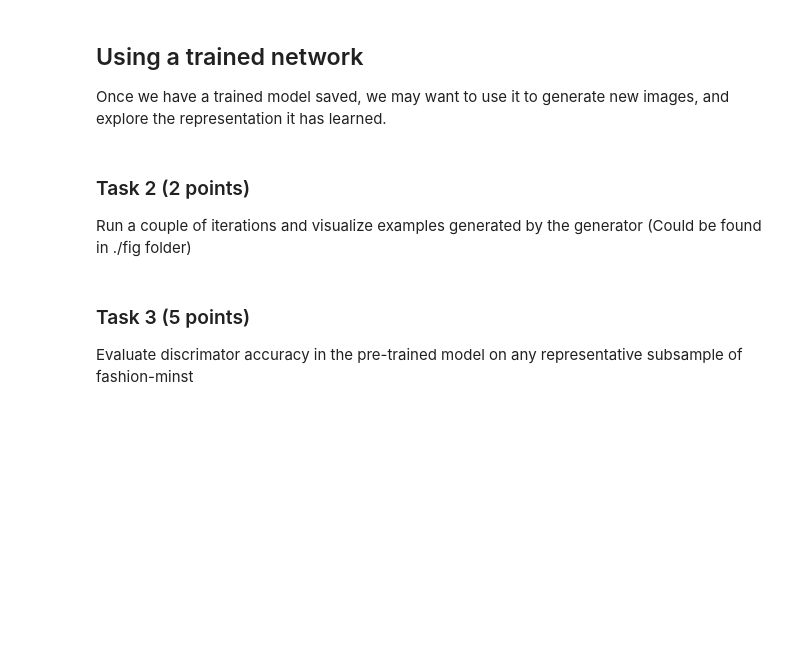
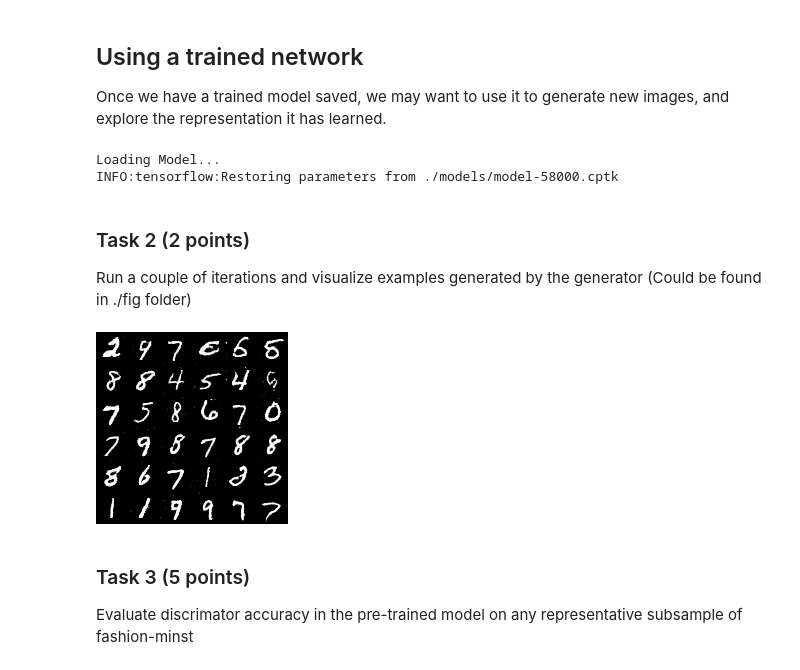
Before and after one commit to olga24912/term7-DL, a Jupyter notebook: hw9/homework.ipynb, the cells around one changed output. Drawn from its saved outputs; the diff is of its cells as text; code cells hidden in the pictures; blank space fills up the shorter version.

```diff
--- a/hw9/homework.ipynb
+++ b/hw9/homework.ipynb
@@ -195,6 +205,8 @@ Once we have a trained model saved, we may want to use it to generate new images
 sample_directory = './figs' #Directory to save sample images from generator in.
 model_directory = './models' #Directory to load trained model from.
 batch_size_sample = 36
+
+path = model_directory  + '/model-58000.cptk'
 
 init = tf.global_variables_initializer()
 saver = tf.train.Saver()
@@ -202,14 +214,16 @@ with tf.Session() as sess:
     sess.run(init)
     #Reload the model.
     print( 'Loading Model...')
-    ckpt = tf.train.get_checkpoint_state(path)
-    saver.restore(sess,ckpt.model_checkpoint_path)
+    saver.restore(sess, save_path=path)
 
     zs = np.random.uniform(-1.0,1.0,size=[batch_size_sample,z_size]).astype(np.float32) #Generate a random z batch
     newZ = sess.run(Gz,feed_dict={z_in:z2}) #Use new z to get sample images from generator.
     if not os.path.exists(sample_directory):
         os.makedirs(sample_directory)
-    save_images(np.reshape(newZ[0:batch_size_sample],[36,32,32]),[6,6],sample_directory+'/fig'+str(i)+'.png')
+    save_images(np.reshape(newZ[0:batch_size_sample],[36,32,32]),[6,6],sample_directory+'/fig.png')
+# %% [output]
+Loading Model...
+INFO:tensorflow:Restoring parameters from ./models/model-58000.cptk
 # %% [markdown]
 ### Task 2 (2 points)
 Run a couple of iterations and visualize examples generated by the generator (Could be found in ./fig folder)
@@ -218,3 +230,8 @@ Run a couple of iterations and visualize examples generated by the generator (Co
+# %%
+from IPython.display import Image
+Image(filename='figs/fig.png')
+# %% [output]
+[figure, added]
 # %% [markdown]
 ### Task 3 (5 points)
 Evaluate discrimator accuracy in the pre-trained model on any representative subsample of fashion-minst
```
Also changed, not shown: parts of 5 cells of this notebook, 5 other files.
